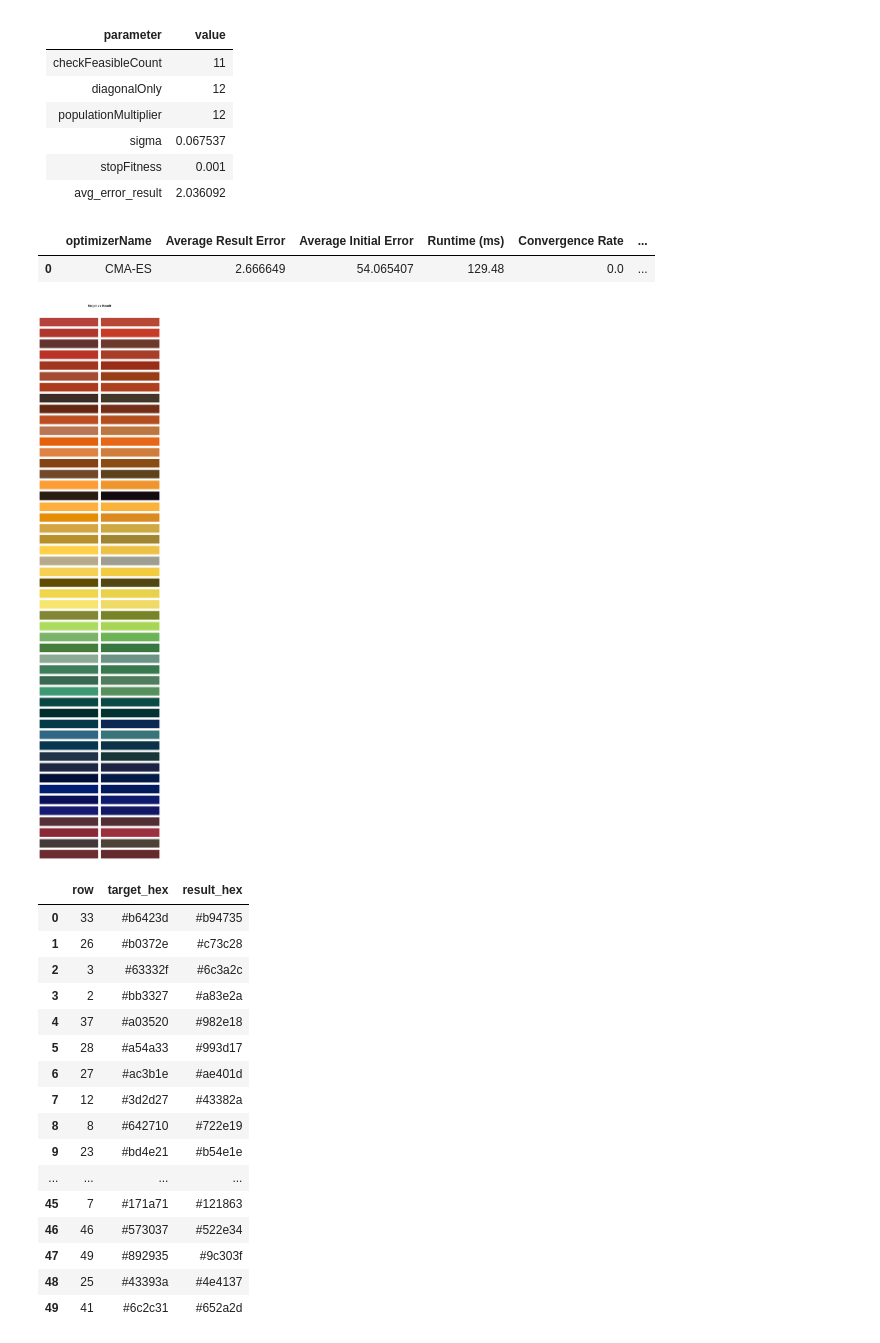
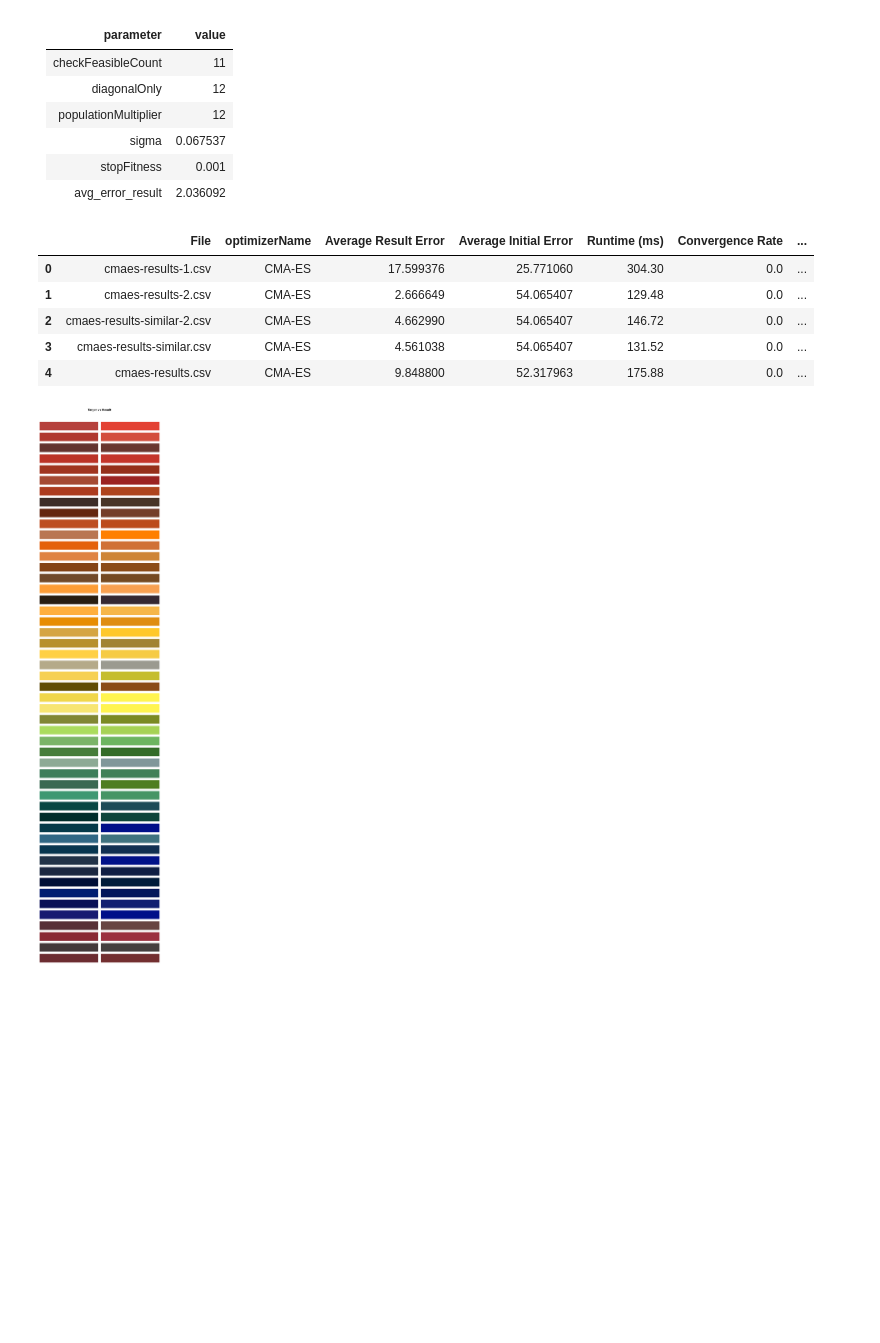
Before and after one commit to morderblood/CI_presentation, a Jupyter notebook: evaluation.ipynb, the cells around one changed output. Cells and saved outputs as stored; diff of their text form; code cells hidden in the pictures; blank space fills up the shorter version.

Commit message:
Final evaluations and plots

```diff
--- a/evaluation.ipynb
+++ b/evaluation.ipynb
@@ -593,6 +608,7 @@ COMMON_COLUMNS = [
 ]
 
 COMPARISON_COLUMNS = [
+    "File",
     'optimizerName',
     'Average Result Error',
     'Average Initial Error',
@@ -612,8 +628,12 @@ results = analyze_optimizer(
 )
 results[COMPARISON_COLUMNS]
 # %% [output]
-|  | optimizerName | Average Result Error | Average Initial Error | Runtime (ms) | Convergence Rate | ... |
-| 0 | CMA-ES | 2.666649 | 54.065407 | 129.48 | 0.0 | ... |
+|  | File | optimizerName | Average Result Error | Average Initial Error | Runtime (ms) | Convergence Rate | ... |
+| 0 | cmaes-results-1.csv | CMA-ES | 17.599376 | 25.771060 | 304.30 | 0.0 | ... |
+| 1 | cmaes-results-2.csv | CMA-ES | 2.666649 | 54.065407 | 129.48 | 0.0 | ... |
+| 2 | cmaes-results-similar-2.csv | CMA-ES | 4.662990 | 54.065407 | 146.72 | 0.0 | ... |
+| 3 | cmaes-results-similar.csv | CMA-ES | 4.561038 | 54.065407 | 131.52 | 0.0 | ... |
+| 4 | cmaes-results.csv | CMA-ES | 9.848800 | 52.317963 | 175.88 | 0.0 | ... |
 # %%
 import json
 import pandas as pd
@@ -690,54 +710,31 @@ for idx, row in sampled.iterrows():
 
     target_rgb = mix_colors_mixbox(target_w, palette)
     result_rgb = mix_colors_mixbox(result_w, palette)
 
     results.append({
         "row": idx,
         "target_rgb": target_rgb,
         "result_rgb": result_rgb,
         "target_hex": rgb_to_hex(target_rgb),
         "result_hex": rgb_to_hex(result_rgb)
     })
 
 # --------------------------------------
 # Visual Table (Target vs Result)
 # --------------------------------------
 fig, axes = plt.subplots(len(results), 2, figsize=(8, len(results) * 0.7))
 
 for i, r in enumerate(results):
     # Target
     axes[i][0].add_patch(patches.Rectangle((0, 0), 1, 1, facecolor=r["target_hex"]))
     axes[i][0].axis("off")
 
     # Result
     axes[i][1].add_patch(patches.Rectangle((0, 0), 1, 1, facecolor=r["result_hex"]))
     axes[i][1].axis("off")
 
 plt.tight_layout()
 plt.suptitle("Target vs Result", y=1.02, fontsize=12, fontweight="bold")
 plt.show()
-
-# --------------------------------------
-# Optional: Display hex + row numbers
-# --------------------------------------
-display_df = pd.DataFrame(results)
-display_df[["row", "target_hex", "result_hex"]]
 # %% [output]
-[figure, old version]
+[figure, new version]
-|  | row | target_hex | result_hex |
-| 0 | 33 | #b6423d | #b94735 |
-| 1 | 26 | #b0372e | #c73c28 |
-| 2 | 3 | #63332f | #6c3a2c |
-| 3 | 2 | #bb3327 | #a83e2a |
-| 4 | 37 | #a03520 | #982e18 |
-| 5 | 28 | #a54a33 | #993d17 |
-| 6 | 27 | #ac3b1e | #ae401d |
-| 7 | 12 | #3d2d27 | #43382a |
-| 8 | 8 | #642710 | #722e19 |
-| 9 | 23 | #bd4e21 | #b54e1e |
-| ... | ... | ... | ... |
-| 45 | 7 | #171a71 | #121863 |
-| 46 | 46 | #573037 | #522e34 |
-| 47 | 49 | #892935 | #9c303f |
-| 48 | 25 | #43393a | #4e4137 |
-| 49 | 41 | #6c2c31 | #652a2d |
```
Also changed, not shown: parts of 31 cells of this notebook.
